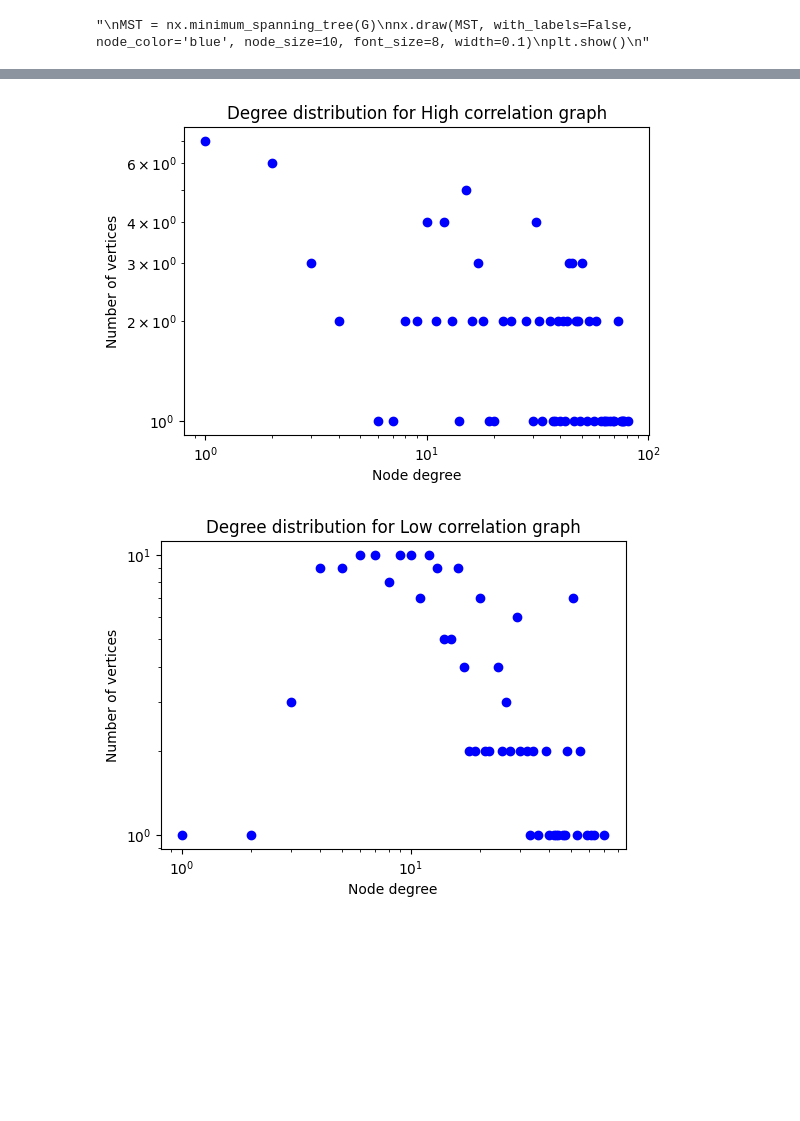
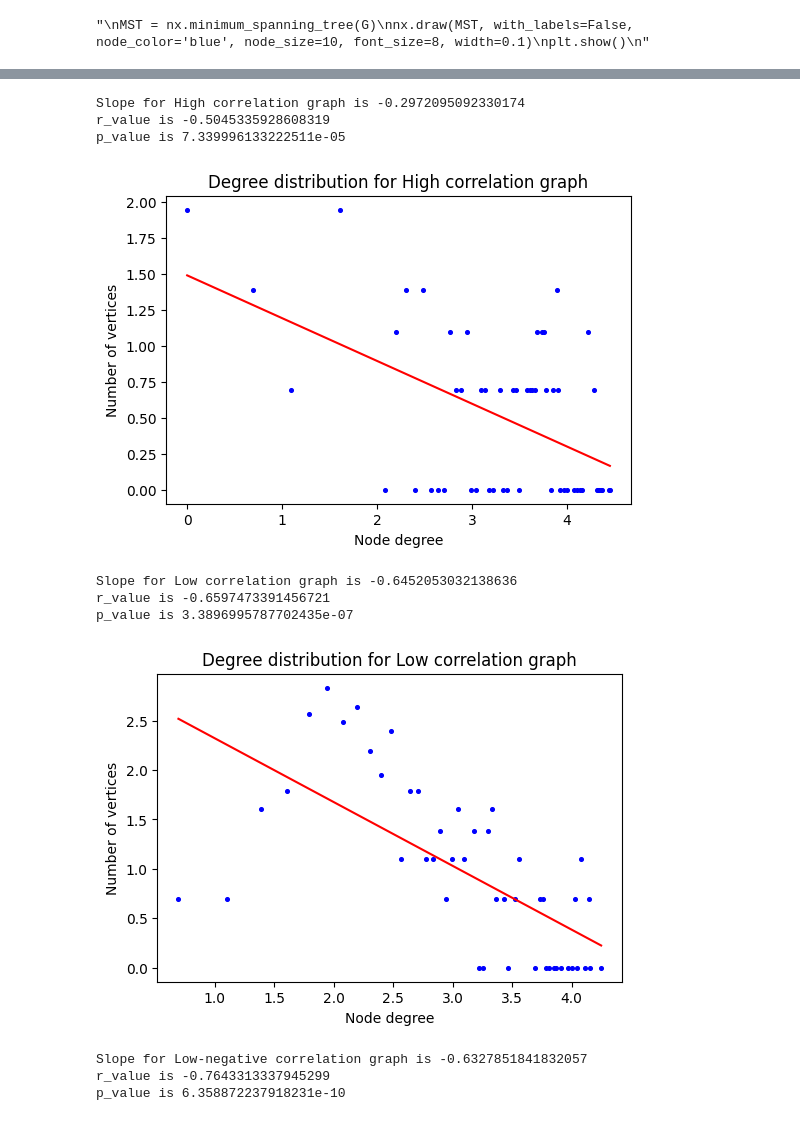
Before and after one commit to NiccoloMarzi/Financial-Network-Analysis, a Jupyter notebook: SNA_project.ipynb, the cells around one changed output, grey strips where cells are left out. Saved outputs shown, nothing was run; the diff lists cells and outputs as text; code cells hidden in the pictures; blank space fills up the shorter version.

```diff
--- a/SNA_project.ipynb
+++ b/SNA_project.ipynb
@@ -154,8 +153,8 @@ df['Correlation_coefficients'] = [{} for _ in range(len(df))]
 
 # Compute the correlation coefficient for each couple and store the value in the dictionary
 for (idx1, list1), (idx2, list2) in tqdm(combinations(df['Log_return'].items(), 2)):
-    #coeff = correlation_coefficient(list1, list2)
-    coeff = correlation_in_windows(list1, list2, 126)
+    coeff = correlation_coefficient(list1, list2)
+    #coeff = correlation_in_windows(list1, list2, 126)
     df.loc[idx1, 'Correlation_coefficients'][str(idx2)] = coeff
     df.loc[idx2, 'Correlation_coefficients'][str(idx1)] = coeff
 # %%
@@ -179,0 +166,10 @@ plt.show()
+# %%
+#Let's inspect the distribution of correlation coefficients
+
+cc_flattened = []
+
+for i in range(df.shape[0]):
+    element = list(df.iloc[i]['Correlation_coefficients'].values())
+    cc_flattened += element
+
+sns.histplot(cc_flattened, kde=True, stat='frequency')
@@ -260,18 +263,36 @@ for G in GRAPHS:
 # %%
-#Degree distribution
+#Degree distribution with linear regression (logaritmic scale) -> POWER-LAW DISTRIBUTION
 
 for G in GRAPHS:
+
+    counts = nx.degree_histogram(G)
+    degrees = [i for i in range(len(counts)) if counts[i] != 0]
+    counts = [count for count in counts if count != 0]
+
+    log_counts = np.log(counts)
+    log_degrees = np.log(degrees)
+
+    slope, intercept, r_value, p_value, std_err = stats.linregress(log_degrees, log_counts)
+    print(f"Slope for {G.graph['name']} is {slope}")
+    print(f"r_value is {r_value}")
+    print(f"p_value is {p_value}")
+
     plt.figure(figsize=(6, 4))
-    counts = nx.degree_histogram(G)
-    degrees = [i for i in range(len(counts))]
-
     plt.title(f"Degree distribution for {G.graph['name']}")
-    plt.scatter(degrees, counts, color='b')
-    plt.xscale('log')
-    plt.yscale('log')
+    plt.scatter(log_degrees, log_counts, color='b',s=7)
+    plt.plot(log_degrees, slope*log_degrees + intercept, color='r')
     plt.xlabel('Node degree')
     plt.ylabel('Number of vertices')
     plt.show()
 # %% [output]
+Slope for High correlation graph is -0.2972095092330174
+r_value is -0.5045335928608319
+p_value is 7.339996133222511e-05
-[figure, old version]
+[figure, new version]
+Slope for Low correlation graph is -0.6452053032138636
+r_value is -0.6597473391456721
+p_value is 3.3896995787702435e-07
-[figure, old version]
+[figure, new version]
+Slope for Low-negative correlation graph is -0.6327851841832057
+r_value is -0.7643313337945299
+p_value is 6.358872237918231e-10
```
Also changed, not shown: parts of 18 cells of this notebook.
